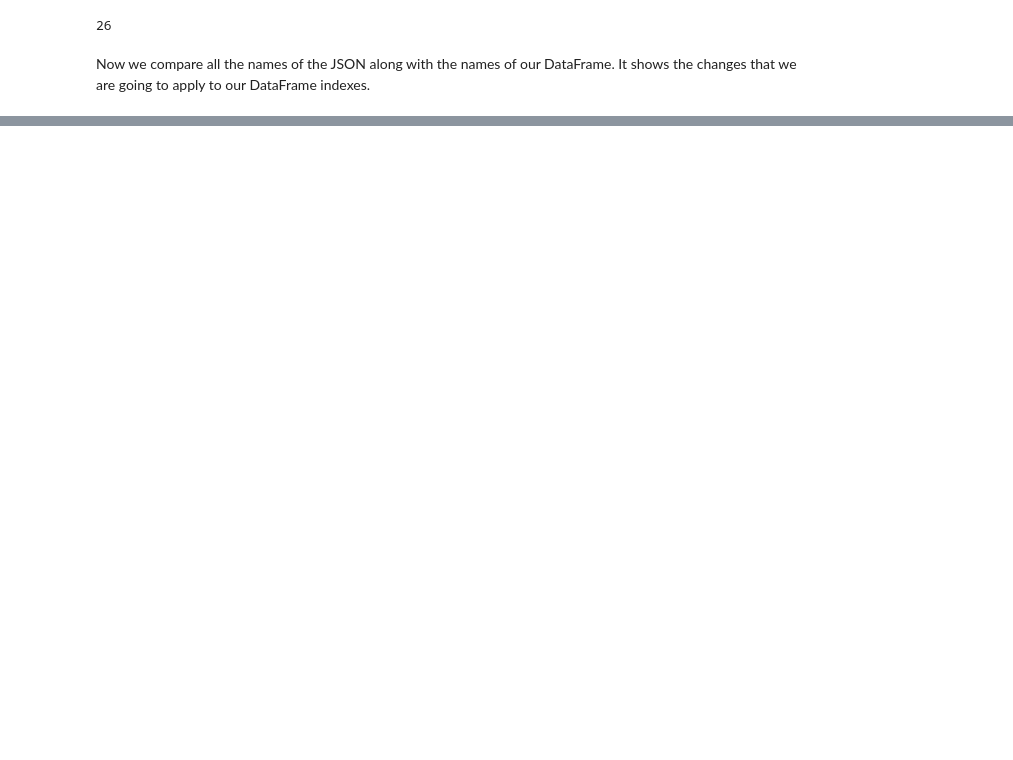
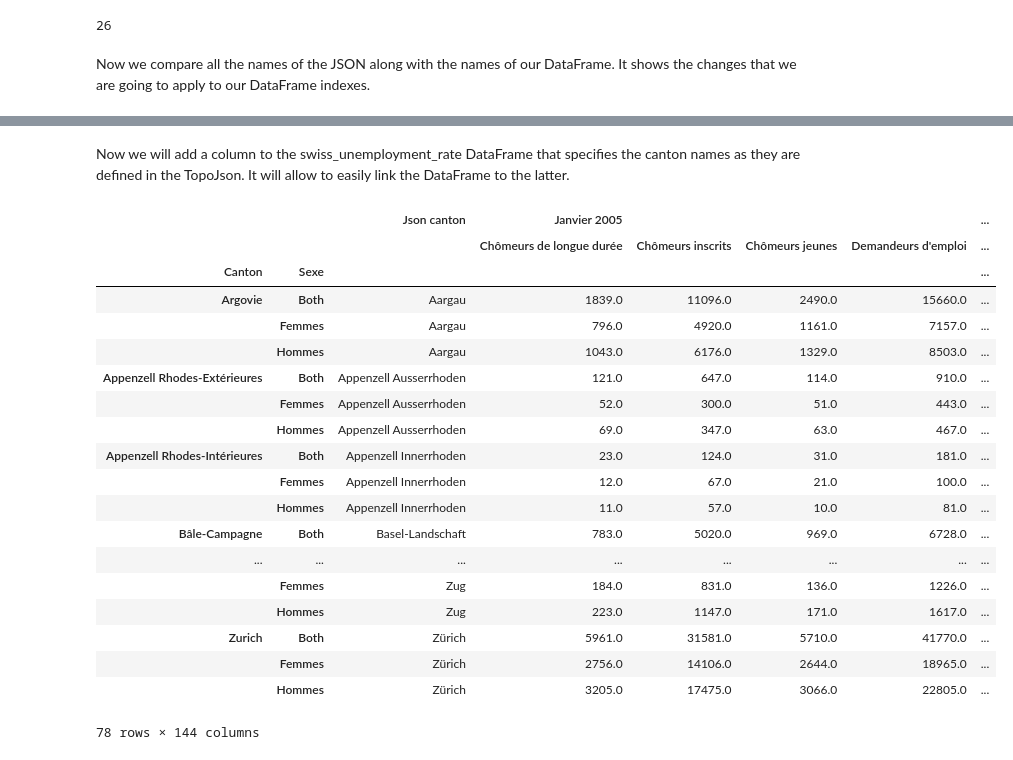
Before and after one commit to adrienruault/ada_molmaru, a Jupyter notebook: Homework03/Question2.ipynb, the cells around one changed output, grey strips where cells are left out. Drawn from its saved outputs; the diff is of its cells as text; code cells hidden in the pictures; blank space fills up the shorter version.

```diff
--- a/Homework03/Question2.ipynb
+++ b/Homework03/Question2.ipynb
@@ -52,0 +139,3 @@ swiss_map
+# %%
+swiss_unemployment_data.sort_index(axis=1, level = [0, 1], inplace = True)
+swiss_unemployment_data = swiss_unemployment_data.sort_index()
@@ -107,0 +202,4 @@ canton_names_json = [ch_cantons_json['objects']['cantons']['geometries'][i]['pro
+# %%
+canton_names_json.sort(reverse = False)
+[(canton_names_json[i], " -> ",
+ swiss_unemployment_data.index[3*i][0]) for i in range(26)]
@@ -163,0 +226,9 @@ swiss_map
+# %%
+# Modification of the indexing order of swiss_unemployment_data
+# Changing Argovie's position
+swiss_unemployment_data = swiss_unemployment_data.iloc[6:9].append(swiss_unemployment_data.iloc[0:6])\
+                            .append(swiss_unemployment_data.iloc[9:])
+
+# Changing Bern's position
+swiss_unemployment_data = swiss_unemployment_data.iloc[:9].append(swiss_unemployment_data.iloc[12:18])\
+                            .append(swiss_unemployment_data.iloc[9:12]).append(swiss_unemployment_data[18:])
@@ -163,0 +258,33 @@ swiss_map
+# %% [markdown]
+Now we will add a column to the swiss_unemployment_rate DataFrame that specifies the canton names as they are defined in the TopoJson. It will allow to easily link the DataFrame to the latter.
+# %%
+redim_ch_cantons_json = []
+for i in range(26):
+    redim_ch_cantons_json += [canton_names_json[i]]*3
+
+swiss_unemployment_data['Json canton'] = redim_ch_cantons_json
+cols = swiss_unemployment_data.columns.tolist()
+swiss_unemployment_data =swiss_unemployment_data[[cols[-1]] + cols[:-1]]
+# %%
+swiss_unemployment_data
+# %% [output]
+|  |  | Json canton | Janvier 2005 |  |  |  | ... |
+|  |  |  | Chômeurs de longue durée | Chômeurs inscrits | Chômeurs jeunes | Demandeurs d'emploi | ... |
+| Canton | Sexe |  |  |  |  |  | ... |
+| Argovie | Both | Aargau | 1839.0 | 11096.0 | 2490.0 | 15660.0 | ... |
+|  | Femmes | Aargau | 796.0 | 4920.0 | 1161.0 | 7157.0 | ... |
+|  | Hommes | Aargau | 1043.0 | 6176.0 | 1329.0 | 8503.0 | ... |
+| Appenzell Rhodes-Extérieures | Both | Appenzell Ausserrhoden | 121.0 | 647.0 | 114.0 | 910.0 | ... |
+|  | Femmes | Appenzell Ausserrhoden | 52.0 | 300.0 | 51.0 | 443.0 | ... |
+|  | Hommes | Appenzell Ausserrhoden | 69.0 | 347.0 | 63.0 | 467.0 | ... |
+| Appenzell Rhodes-Intérieures | Both | Appenzell Innerrhoden | 23.0 | 124.0 | 31.0 | 181.0 | ... |
+|  | Femmes | Appenzell Innerrhoden | 12.0 | 67.0 | 21.0 | 100.0 | ... |
+|  | Hommes | Appenzell Innerrhoden | 11.0 | 57.0 | 10.0 | 81.0 | ... |
+| Bâle-Campagne | Both | Basel-Landschaft | 783.0 | 5020.0 | 969.0 | 6728.0 | ... |
+| ... | ... | ... | ... | ... | ... | ... | ... |
+|  | Femmes | Zug | 184.0 | 831.0 | 136.0 | 1226.0 | ... |
+|  | Hommes | Zug | 223.0 | 1147.0 | 171.0 | 1617.0 | ... |
+| Zurich | Both | Zürich | 5961.0 | 31581.0 | 5710.0 | 41770.0 | ... |
+|  | Femmes | Zürich | 2756.0 | 14106.0 | 2644.0 | 18965.0 | ... |
+|  | Hommes | Zürich | 3205.0 | 17475.0 | 3066.0 | 22805.0 | ... |
+78 rows × 144 columns
```
Also changed, not shown: parts of 59 cells of this notebook, 2 other files.
